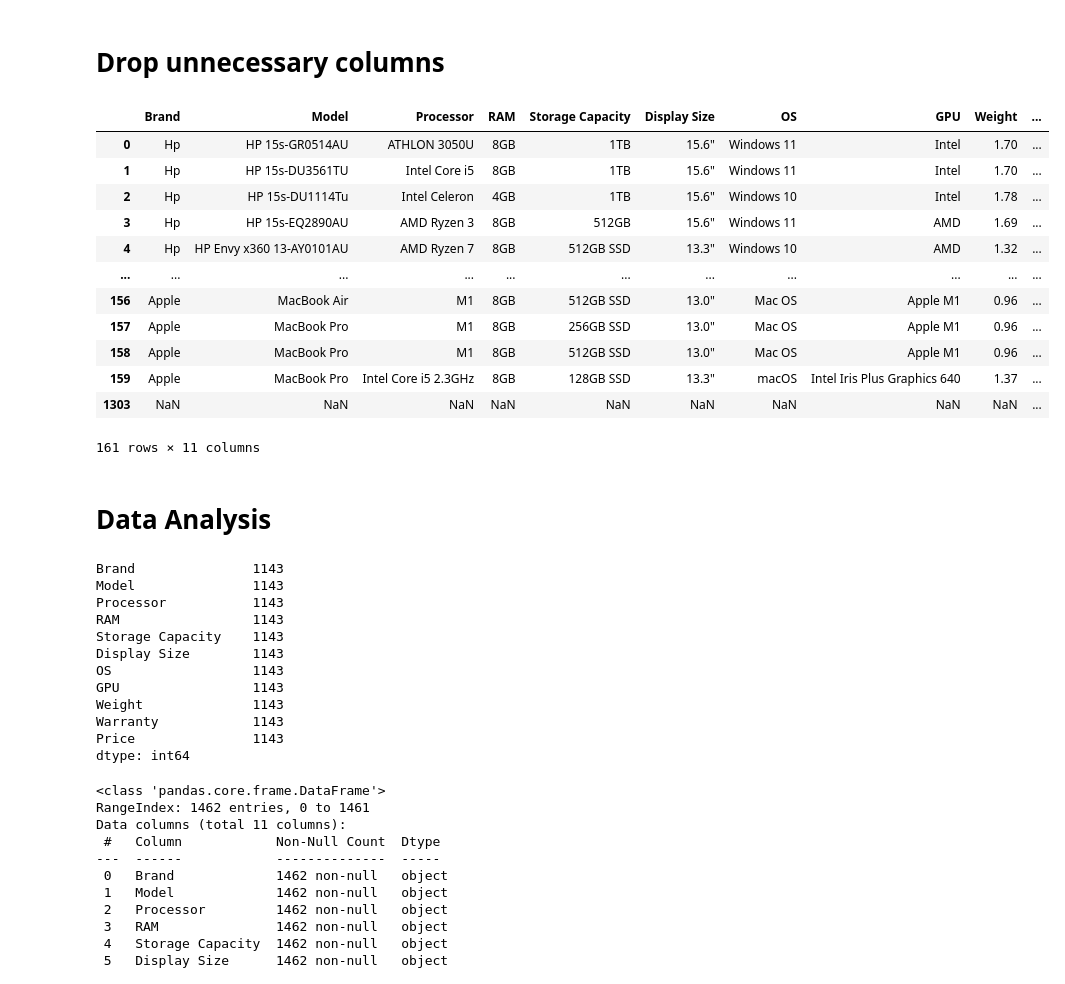
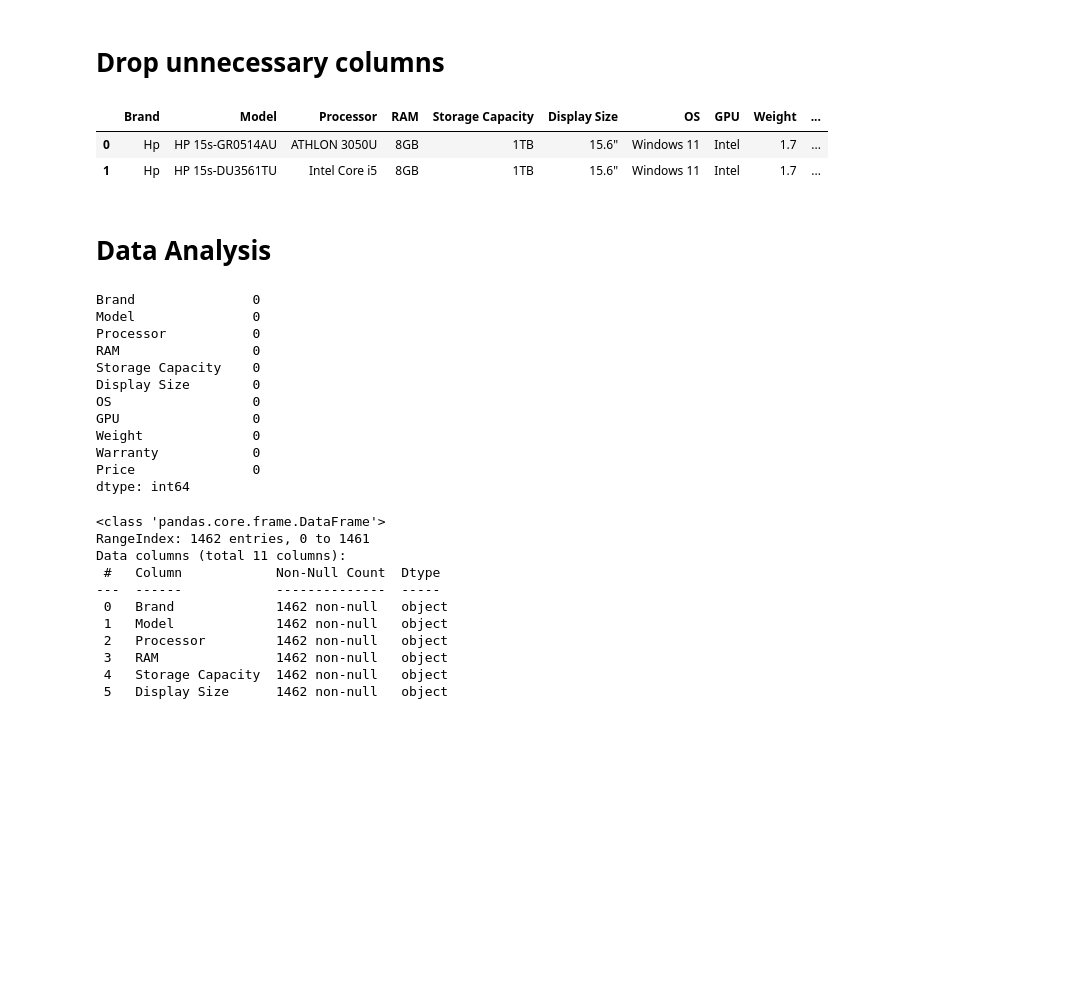
Before and after one commit to tharindu97/Machine-Learning, a Jupyter notebook: LaptopRecommendation System/model/Laptop Recommendation System - Laptop Details.ipynb, the cells around one changed output. Cells and saved outputs as stored; diff of their text form; code cells hidden in the pictures; blank space fills up the shorter version.

```diff
--- a/LaptopRecommendation System/model/Laptop Recommendation System - Laptop Details.ipynb
+++ b/LaptopRecommendation System/model/Laptop Recommendation System - Laptop Details.ipynb
@@ -19,7 +19,7 @@ Requirement already satisfied: threadpoolctl>=2.0.0 in c:\users\hp\desktop\my\ma
 import numpy as np
 import pandas as pd
 # %%
-# url = "https://raw.githubusercontent.com/tharindu97/Machine-Learning/main/laptops.csv"
-url = "https://raw.githubusercontent.com/tharindu97/Machine-Learning/main/sample_laptops.csv"
+url = "https://raw.githubusercontent.com/tharindu97/Machine-Learning/main/laptops.csv"
+# url = "https://raw.githubusercontent.com/tharindu97/Machine-Learning/main/sample_laptops.csv"
 data = pd.read_csv(url, encoding='latin-1')
 # %%
@@ -41,40 +31,29 @@ data.head(162)
 # %% [markdown]
 # Drop unnecessary columns
 # %%
-# data = data.drop(columns=['Unnamed: 11'])
-data.drop(data.index[161:1461], inplace=True)
+data = data.drop(columns=['Unnamed: 11'])
 # %%
-data
+data.head(2)
 # %% [output]
 |  | Brand | Model | Processor | RAM | Storage Capacity | Display Size | OS | GPU | Weight | ... |
-| 0 | Hp | HP 15s-GR0514AU | ATHLON 3050U | 8GB | 1TB | 15.6" | Windows 11 | Intel | 1.70 | ... |
-| 1 | Hp | HP 15s-DU3561TU | Intel Core i5 | 8GB | 1TB | 15.6" | Windows 11 | Intel | 1.70 | ... |
-| 2 | Hp | HP 15s-DU1114Tu | Intel Celeron | 4GB | 1TB | 15.6" | Windows 10 | Intel | 1.78 | ... |
-| 3 | Hp | HP 15s-EQ2890AU | AMD Ryzen 3 | 8GB | 512GB | 15.6" | Windows 11 | AMD | 1.69 | ... |
-| 4 | Hp | HP Envy x360 13-AY0101AU | AMD Ryzen 7 | 8GB | 512GB SSD | 13.3" | Windows 10 | AMD | 1.32 | ... |
-| ... | ... | ... | ... | ... | ... | ... | ... | ... | ... | ... |
-| 156 | Apple | MacBook Air | M1 | 8GB | 512GB SSD | 13.0" | Mac OS | Apple M1 | 0.96 | ... |
-| 157 | Apple | MacBook Pro | M1 | 8GB | 256GB SSD | 13.0" | Mac OS | Apple M1 | 0.96 | ... |
-| 158 | Apple | MacBook Pro | M1 | 8GB | 512GB SSD | 13.0" | Mac OS | Apple M1 | 0.96 | ... |
-| 159 | Apple | MacBook Pro | Intel Core i5 2.3GHz | 8GB | 128GB SSD | 13.3" | macOS | Intel Iris Plus Graphics 640 | 1.37 | ... |
-| 1303 | NaN | NaN | NaN | NaN | NaN | NaN | NaN | NaN | NaN | ... |
+| 0 | Hp | HP 15s-GR0514AU | ATHLON 3050U | 8GB | 1TB | 15.6" | Windows 11 | Intel | 1.7 | ... |
+| 1 | Hp | HP 15s-DU3561TU | Intel Core i5 | 8GB | 1TB | 15.6" | Windows 11 | Intel | 1.7 | ... |
-161 rows × 11 columns
 # %% [markdown]
 # Data Analysis
 # %%
 data.isnull().sum()
 # %% [output]
-Brand               1143
-Model               1143
-Processor           1143
-RAM                 1143
-Storage Capacity    1143
-Display Size        1143
-OS                  1143
-GPU                 1143
-Weight              1143
-Warranty            1143
-Price               1143
+Brand               0
+Model               0
+Processor           0
+RAM                 0
+Storage Capacity    0
+Display Size        0
+OS                  0
+GPU                 0
+Weight              0
+Warranty            0
+Price               0
 dtype: int64
 # %%
 data.info()
```
Also changed, not shown: parts of 51 cells of this notebook, 1 other file.
